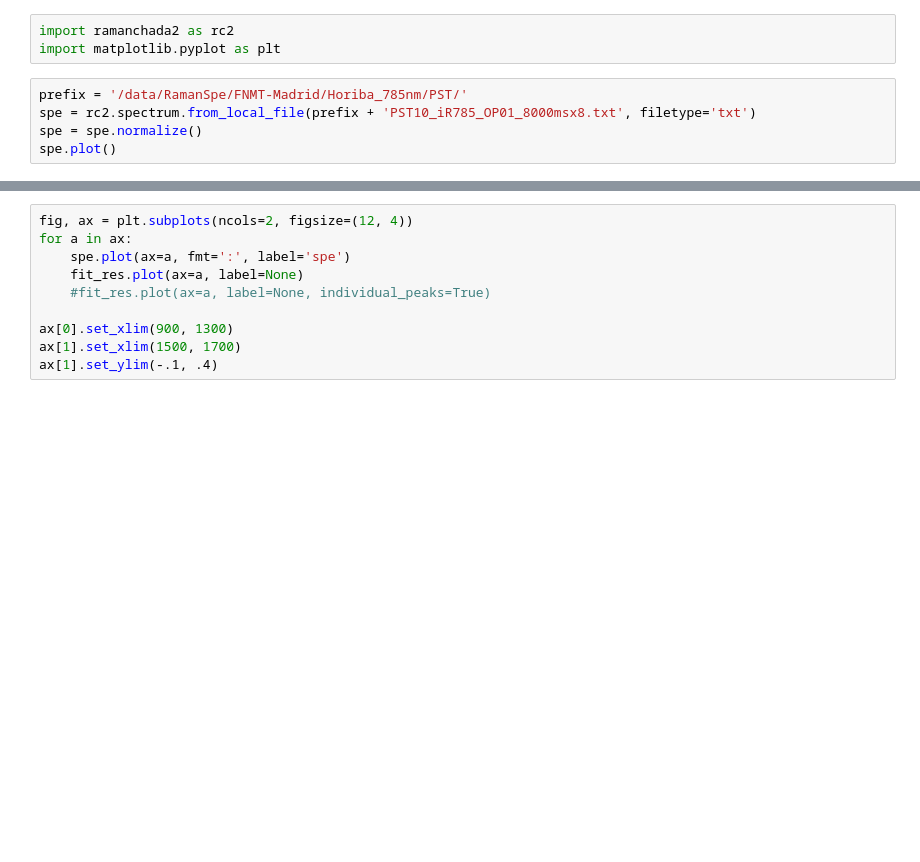
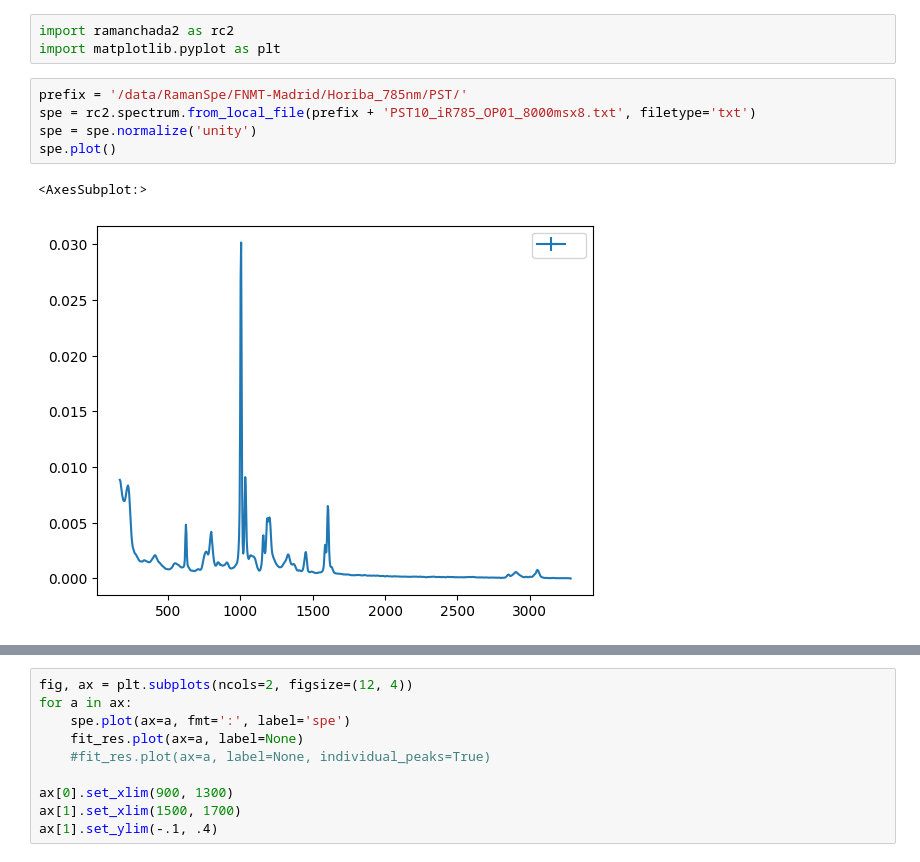
Before and after one commit to h2020charisma/ramanchada2, a Jupyter notebook: examples/fit_spe_composite_model.ipynb, the cells around one changed output, grey strips where cells are left out. Cells and saved outputs as stored; diff of their text form; blank space fills up the shorter version.

```diff
--- a/examples/fit_spe_composite_model.ipynb
+++ b/examples/fit_spe_composite_model.ipynb
@@ -4,5 +4,8 @@ import matplotlib.pyplot as plt
 # %%
 prefix = '/data/RamanSpe/FNMT-Madrid/Horiba_785nm/PST/'
 spe = rc2.spectrum.from_local_file(prefix + 'PST10_iR785_OP01_8000msx8.txt', filetype='txt')
-spe = spe.normalize()
+spe = spe.normalize('unity')
 spe.plot()
+# %% [output]
+<AxesSubplot:>
+[figure, added]
```
Also changed, not shown: parts of 10 cells of this notebook, 4 other files.
